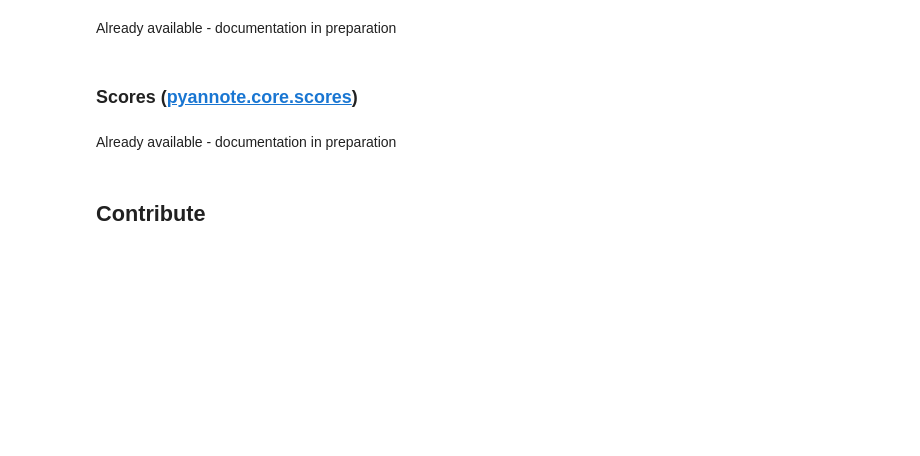
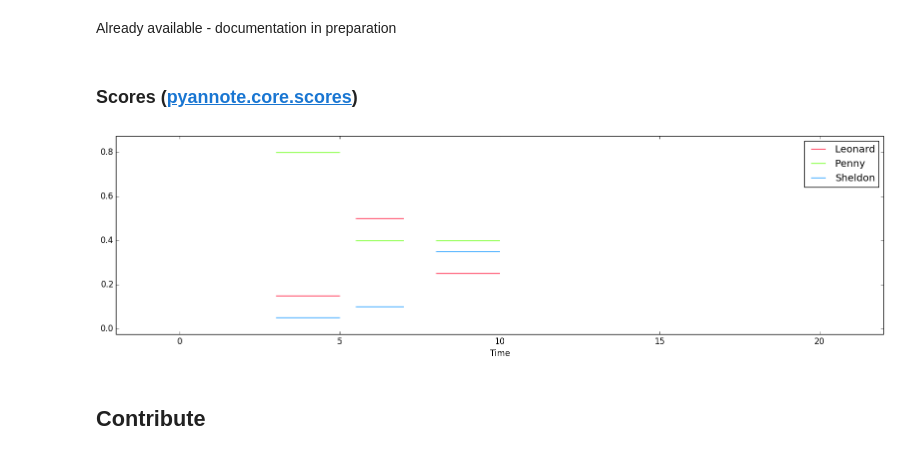
Before and after one commit to pyannote/pyannote-core, a Jupyter notebook: doc/index.ipynb, the cells around one changed output. Cells and saved outputs as stored; diff of their text form; code cells hidden in the pictures; blank space fills up the shorter version.

Commit message:
doc: add documentation for Scores

```diff
--- a/doc/index.ipynb
+++ b/doc/index.ipynb
@@ -60,8 +60,20 @@ transcription
 Already available - documentation in preparation
 # %% [markdown]
 ### Scores ([pyannote.core.scores](pyannote.core.scores.ipynb))
-# %% [markdown]
-Already available - documentation in preparation
+# %%
+scores = Scores()
+scores[Segment(3, 5), '_', 'Penny'] = 0.8
+scores[Segment(3, 5), '_', 'Leonard'] = 0.15
+scores[Segment(3, 5), '_', 'Sheldon'] = 0.05
+scores[Segment(5.5, 7), '_', 'Penny'] = 0.4
+scores[Segment(5.5, 7), '_', 'Leonard'] = 0.5
+scores[Segment(5.5, 7), '_', 'Sheldon'] = 0.1
+scores[Segment(8, 10), '_', 'Penny'] = 0.4
+scores[Segment(8, 10), '_', 'Leonard'] = 0.25
+scores[Segment(8, 10), '_', 'Sheldon'] = 0.35
+scores
+# %% [output]
+[figure, added]
 # %% [markdown]
 ## Contribute
 # %% [markdown]
```
Also changed, not shown: 1 other file.
